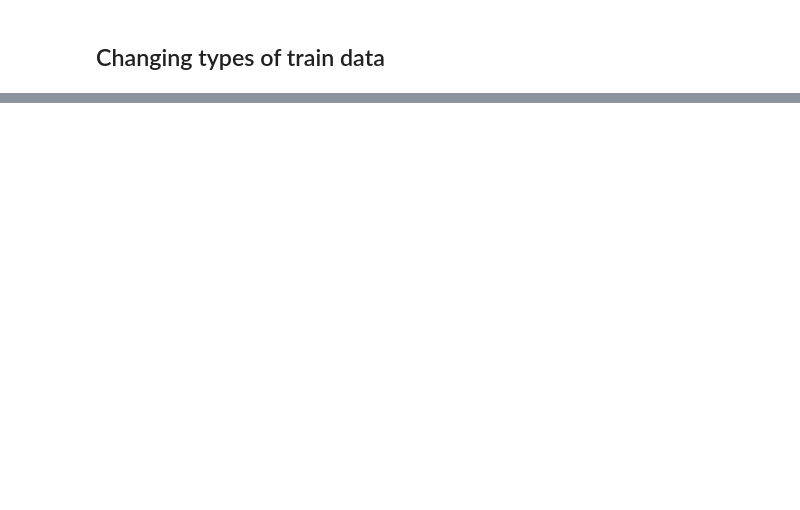
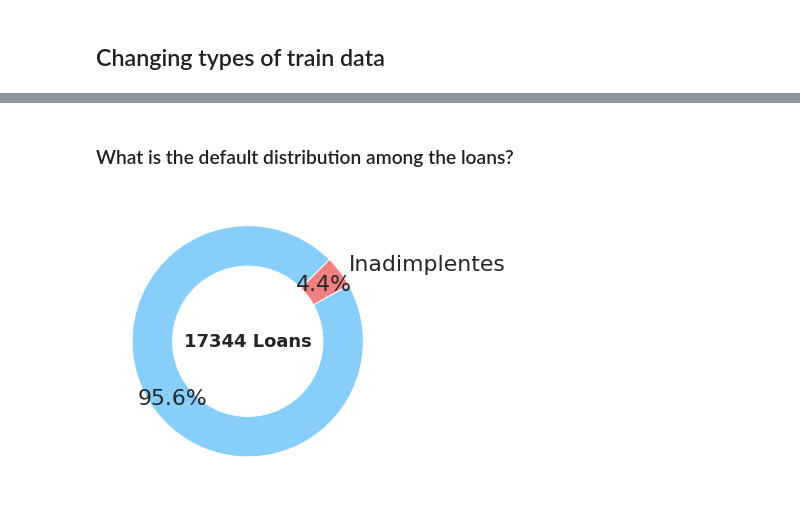
Before and after one commit to rmcferrao/stone-data-challenge, a Jupyter notebook: notebooks/01_exploratory.ipynb, the cells around one changed output, grey strips where cells are left out. Drawn from its saved outputs; the diff is of its cells as text; code cells hidden in the pictures; blank space fills up the shorter version.

Commit message:
update documentation and transfer data engineering to this notebook

```diff
--- a/notebooks/01_exploratory.ipynb
+++ b/notebooks/01_exploratory.ipynb
@@ -499,0 +128,8 @@ plt.suptitle("Day Before and Current Day of a Big Debt Payment");
+# %%
+constant_attributes = ['id', 'desembolso', 'vencimento', 'valor_emprestado', 'pgto_diario_esperado', 'subsegmento', 'y']
+
+constant_data = train_data[constant_attributes]
+
+# from the dates the maximum number of days for payment is extracted
+constant_data.loc[:,'tempo_maximo_divida'] = (
+    constant_data.vencimento - constant_data.desembolso).dt.days
@@ -499,0 +253,19 @@ plt.suptitle("Day Before and Current Day of a Big Debt Payment");
+# %%
+df_constant = pd.DataFrame(index=unique_idx, columns=constant_attributes, data=df_constant_values)
+
+dtypes = {
+    'subsegmento': 'object',
+    'desembolso': 'datetime64',
+    'vencimento': 'datetime64',
+    'valor_emprestado': float,
+    'pgto_diario_esperado': float,
+    'tempo_maximo_divida': int,
+    'y': int
+}
+
+df_constant = df_constant.astype(dtypes)
+# %%
+# Null values in `subsegmento` are filled with `N/A`, `y` is set as an attribute with type `int`.
+df_constant['subsegmento'].fillna('N/A', inplace=True)
+df_constant['y'] = df_constant['y'].astype(int)
+df_constant
@@ -499,0 +286,19 @@ plt.suptitle("Day Before and Current Day of a Big Debt Payment");
+# %% [markdown]
+###  What is the default distribution among the loans?
+# %%
+n_companies = df_constant['y'].value_counts().sum()
+default_count = df_constant['y'].value_counts()
+default_count.name = ""
+default_count.index = default_count.index.map({0:"", 1:"Inadimplentes"})
+
+ax = default_count.plot.pie(figsize=(6,6), autopct="%1.1f%%", startangle=45, colors=['lightskyblue', 'lightcoral'], pctdistance=0.82, textprops={'fontsize': 22})
+
+my_donut=plt.Circle( (0,0), 0.65, color='white')
+p=plt.gcf()
+ax.text(0,0, f"{n_companies} Loans", ha='center', va='center', size=18, weight='bold')
+p.gca().add_artist(my_donut)
+
+# plt.axis("equal")
+plt.tight_layout()
+# %% [output]
+[figure, added]
```
Also changed, not shown: parts of 126 cells of this notebook.
